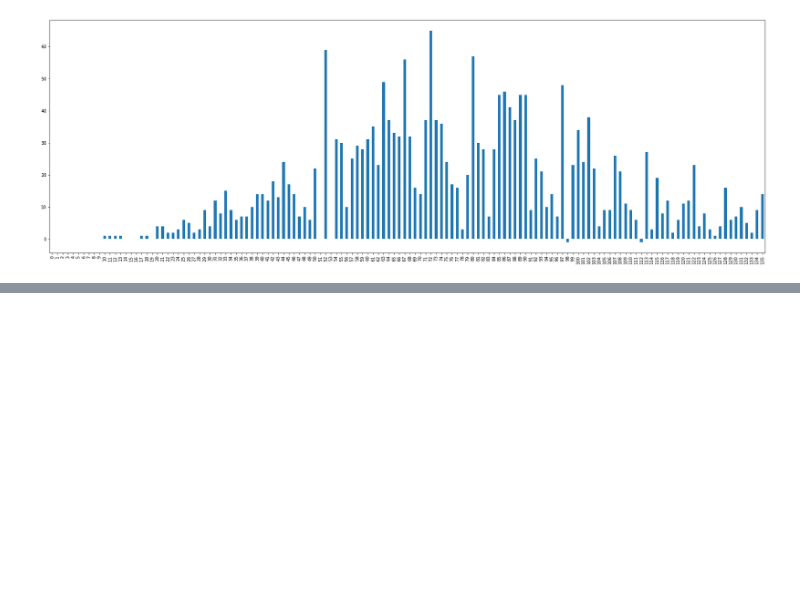
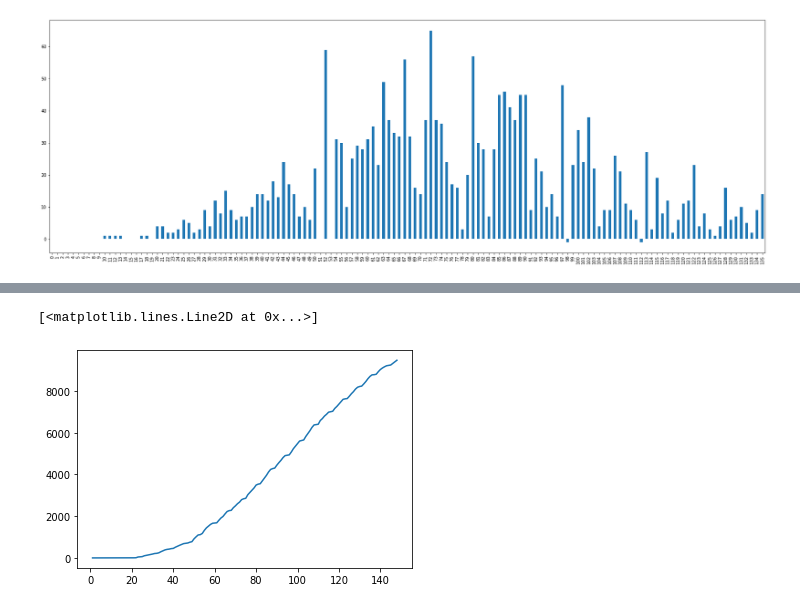
Before and after one commit to mathlimma/data-science-project-1, a Jupyter notebook: covid19.ipynb, the cells around one changed output, grey strips where cells are left out. Cells and saved outputs as stored; diff of their text form; code cells hidden in the pictures; blank space fills up the shorter version.

Commit message:
add: covid sao paulo data

```diff
--- a/covid19.ipynb
+++ b/covid19.ipynb
@@ -44,0 +60,4 @@ covidRecife['deaths_per_day'].plot.bar(figsize=(30,10))
+# %%
+covidSP = covid[covid.city == 'São Paulo'].sort_values(by=['date'], ascending=True)
+covidSP.reset_index(inplace=True, drop=True)
+covidSP.tail()
@@ -44,0 +82,5 @@ covidRecife['deaths_per_day'].plot.bar(figsize=(30,10))
+# %%
+plt.plot(covidSP['order_for_place'], (covidSP['deaths']))
+# %% [output]
+[<matplotlib.lines.Line2D at 0x...>]
+[figure, added]
```
Also changed, not shown: parts of 6 cells of this notebook.
